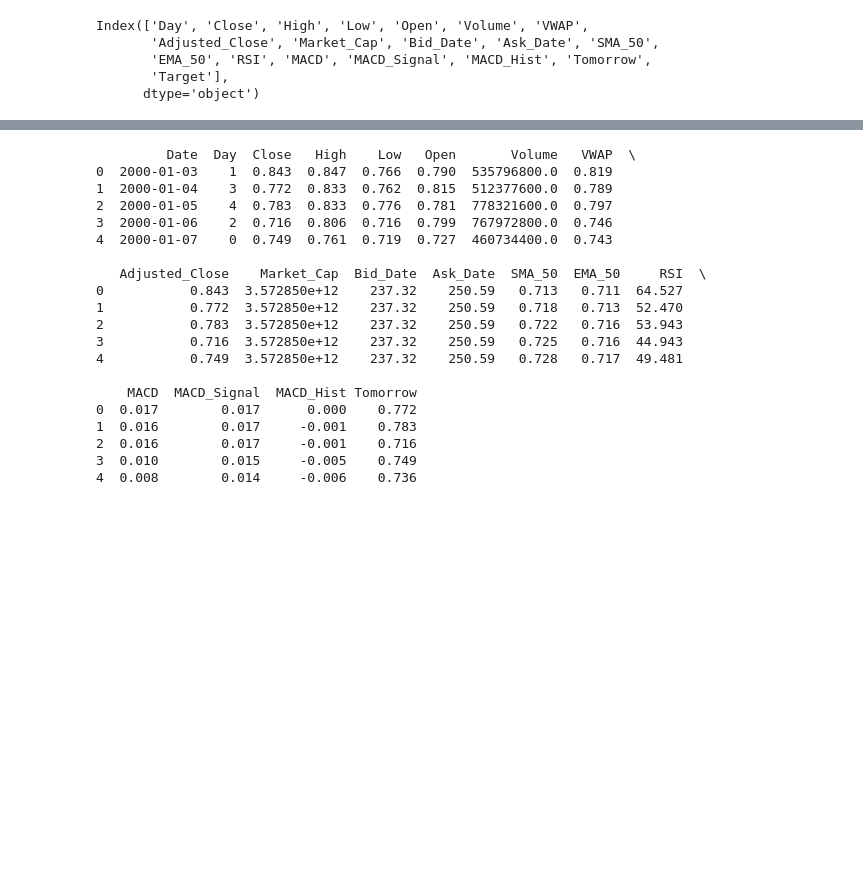
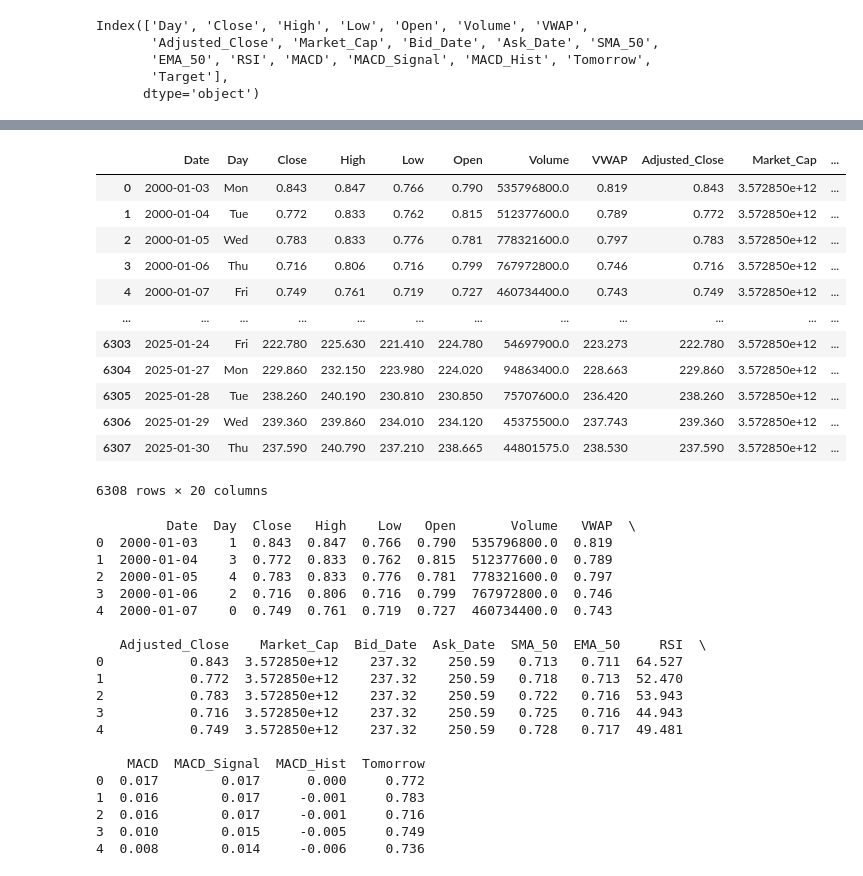
Before and after one commit to NarendranAsokan-dataanalyst/portfolio, a Jupyter notebook: Capstone Models.ipynb, the cells around one changed output, grey strips where cells are left out. Saved outputs shown, nothing was run; the diff lists cells and outputs as text; code cells hidden in the pictures; blank space fills up the shorter version.

```diff
--- a/Capstone Models.ipynb
+++ b/Capstone Models.ipynb
@@ -858,0 +858,3 @@ print(df.head())
+# %%
+aapl = aapl.reset_index()  # Moves Date back as a normal column
+print(aapl[['Date', 'Day']])  # Now you can access both explicitly
@@ -859,3 +876,19 @@ print(df.head())
+# %%
+aapl
+# %% [output]
+|  | Date | Day | Close | High | Low | Open | Volume | VWAP | Adjusted_Close | Market_Cap | ... |
+| 0 | 2000-01-03 | Mon | 0.843 | 0.847 | 0.766 | 0.790 | 535796800.0 | 0.819 | 0.843 | 3.572850e+12 | ... |
+| 1 | 2000-01-04 | Tue | 0.772 | 0.833 | 0.762 | 0.815 | 512377600.0 | 0.789 | 0.772 | 3.572850e+12 | ... |
+| 2 | 2000-01-05 | Wed | 0.783 | 0.833 | 0.776 | 0.781 | 778321600.0 | 0.797 | 0.783 | 3.572850e+12 | ... |
+| 3 | 2000-01-06 | Thu | 0.716 | 0.806 | 0.716 | 0.799 | 767972800.0 | 0.746 | 0.716 | 3.572850e+12 | ... |
+| 4 | 2000-01-07 | Fri | 0.749 | 0.761 | 0.719 | 0.727 | 460734400.0 | 0.743 | 0.749 | 3.572850e+12 | ... |
+| ... | ... | ... | ... | ... | ... | ... | ... | ... | ... | ... | ... |
+| 6303 | 2025-01-24 | Fri | 222.780 | 225.630 | 221.410 | 224.780 | 54697900.0 | 223.273 | 222.780 | 3.572850e+12 | ... |
+| 6304 | 2025-01-27 | Mon | 229.860 | 232.150 | 223.980 | 224.020 | 94863400.0 | 228.663 | 229.860 | 3.572850e+12 | ... |
+| 6305 | 2025-01-28 | Tue | 238.260 | 240.190 | 230.810 | 230.850 | 75707600.0 | 236.420 | 238.260 | 3.572850e+12 | ... |
+| 6306 | 2025-01-29 | Wed | 239.360 | 239.860 | 234.010 | 234.120 | 45375500.0 | 237.743 | 239.360 | 3.572850e+12 | ... |
+| 6307 | 2025-01-30 | Thu | 237.590 | 240.790 | 237.210 | 238.665 | 44801575.0 | 238.530 | 237.590 | 3.572850e+12 | ... |
+6308 rows × 20 columns
 # %%
 
 # Delete the 'Target' column
```
Also changed, not shown: parts of 19 cells of this notebook.
